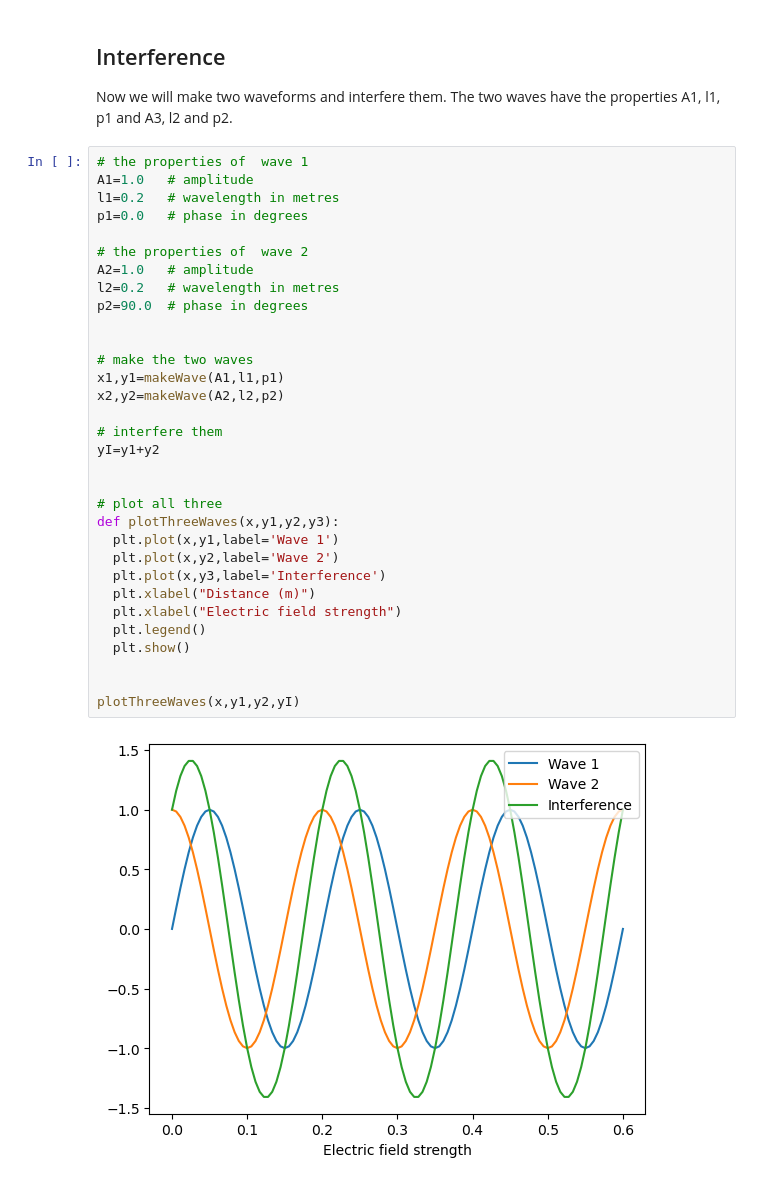
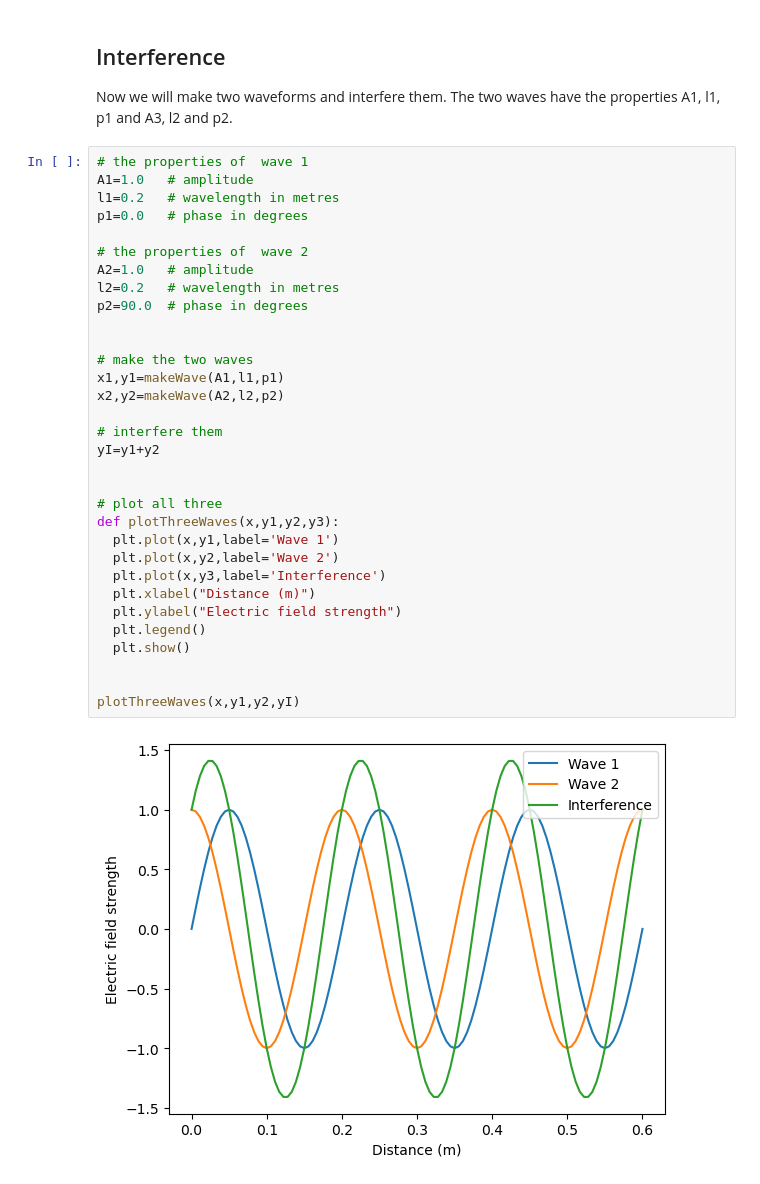
Before and after one commit to edinburgh-university-OOSA/active_sensing, a Jupyter notebook: radar_phase/radar_phase.ipynb, the cells around one changed output. Cells and saved outputs as stored; diff of their text form.

```diff
--- a/radar_phase/radar_phase.ipynb
+++ b/radar_phase/radar_phase.ipynb
@@ -43,32 +43,32 @@ Now we will make two waveforms and interfere them. The two waves have the proper
 A1=1.0   # amplitude
 l1=0.2   # wavelength in metres
 p1=0.0   # phase in degrees
 
 # the properties of  wave 2
 A2=1.0   # amplitude
 l2=0.2   # wavelength in metres
 p2=90.0  # phase in degrees
 
 
 # make the two waves
 x1,y1=makeWave(A1,l1,p1)
 x2,y2=makeWave(A2,l2,p2)
 
 # interfere them
 yI=y1+y2
 
 
 # plot all three
 def plotThreeWaves(x,y1,y2,y3):
   plt.plot(x,y1,label='Wave 1')
   plt.plot(x,y2,label='Wave 2')
   plt.plot(x,y3,label='Interference')
   plt.xlabel("Distance (m)")
-  plt.xlabel("Electric field strength")
+  plt.ylabel("Electric field strength")
   plt.legend()
   plt.show()
 
 
 plotThreeWaves(x,y1,y2,yI)
 # %% [output]
-[figure, old version]
+[figure, new version]
```
Also changed, not shown: parts of 4 cells of this notebook.
